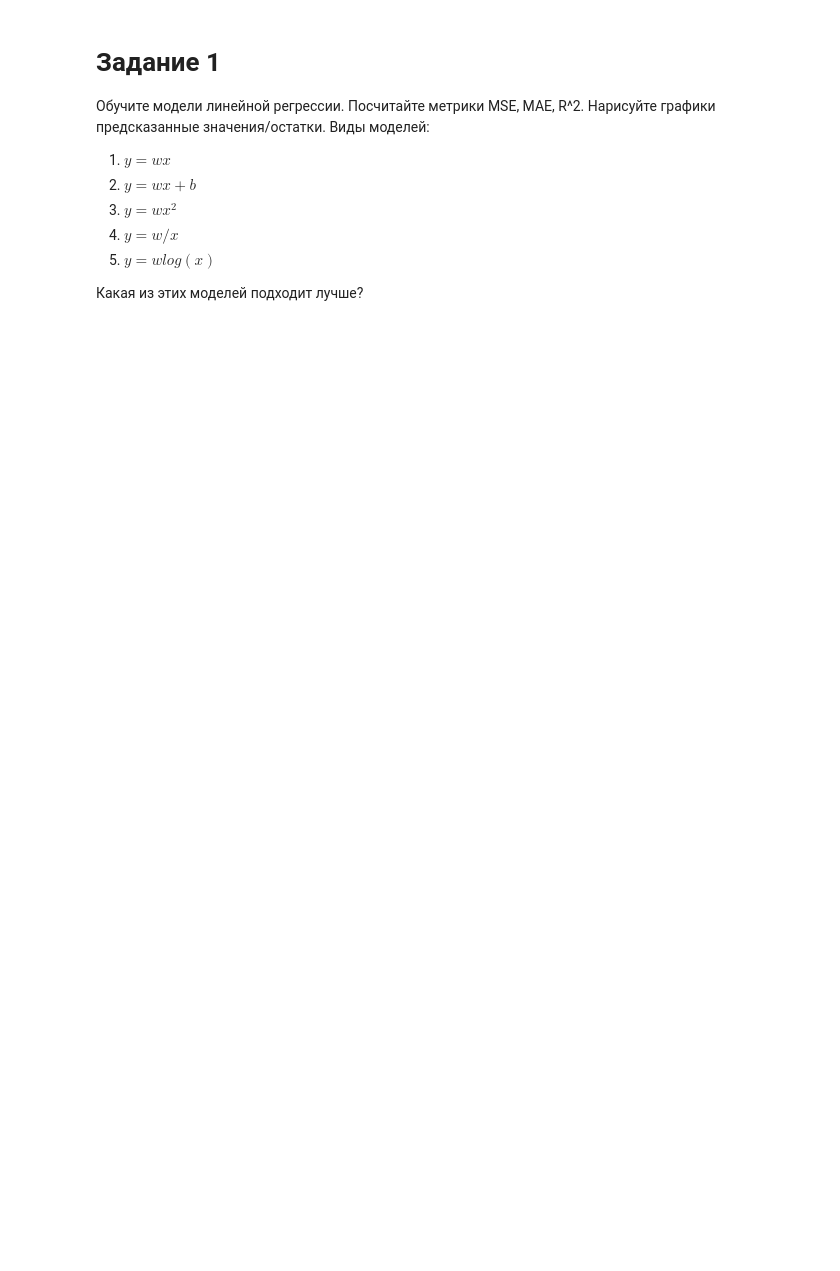
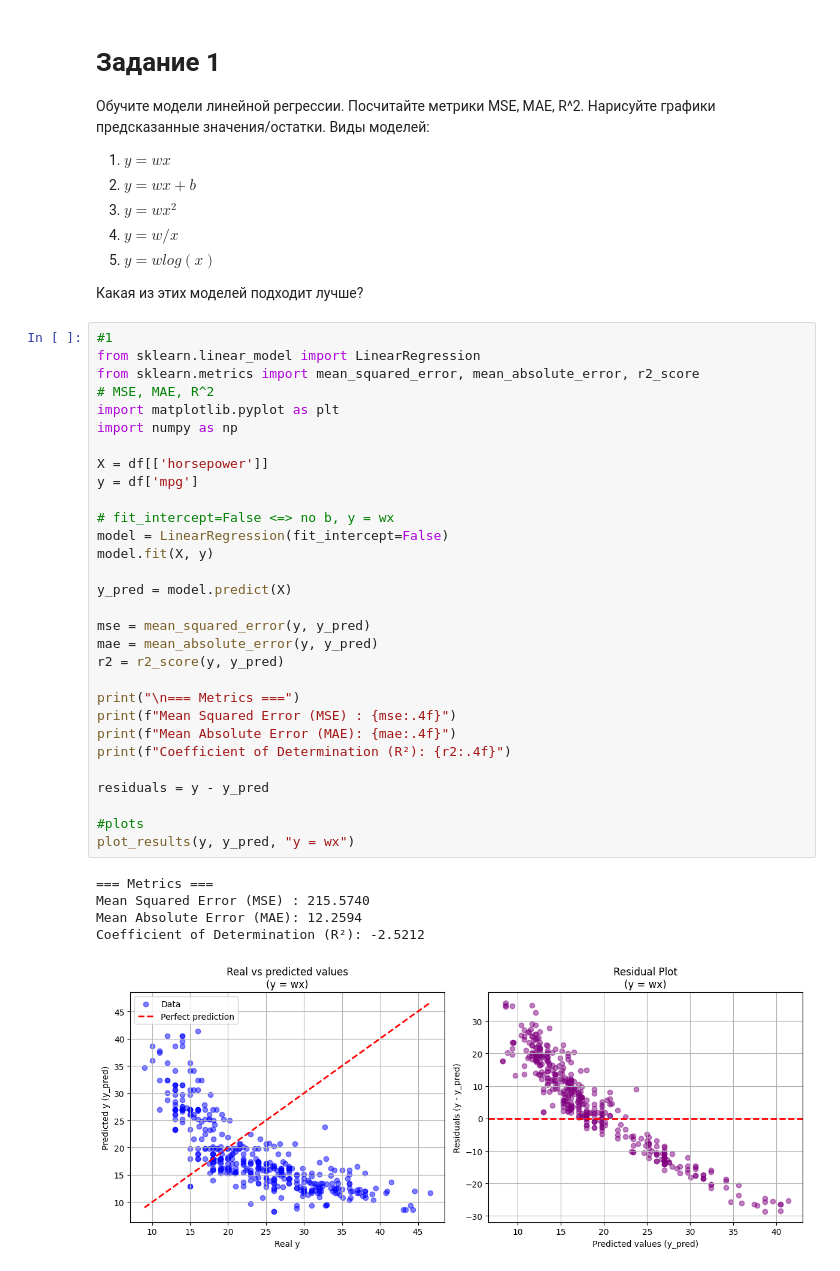
Before and after one commit to edraithenni/OIAD_2026, a Jupyter notebook: OIAD_lab2.ipynb, the cells around one changed output. Saved outputs shown, nothing was run; the diff lists cells and outputs as text; blank space fills up the shorter version.

```diff
--- a/OIAD_lab2.ipynb
+++ b/OIAD_lab2.ipynb
@@ -43,3 +72,39 @@ memory usage: 24.9 KB
 5. $y = wlog(x)$
 
 Какая из этих моделей подходит лучше?
+# %%
+#1
+from sklearn.linear_model import LinearRegression
+from sklearn.metrics import mean_squared_error, mean_absolute_error, r2_score
+# MSE, MAE, R^2
+import matplotlib.pyplot as plt
+import numpy as np
+
+X = df[['horsepower']]
+y = df['mpg']
+
+# fit_intercept=False <=> no b, y = wx
+model = LinearRegression(fit_intercept=False)
+model.fit(X, y)
+
+y_pred = model.predict(X)
+
+mse = mean_squared_error(y, y_pred)
+mae = mean_absolute_error(y, y_pred)
+r2 = r2_score(y, y_pred)
+
+print("\n=== Metrics ===")
+print(f"Mean Squared Error (MSE) : {mse:.4f}")
+print(f"Mean Absolute Error (MAE): {mae:.4f}")
+print(f"Coefficient of Determination (R²): {r2:.4f}")
+
+residuals = y - y_pred
+
+#plots
+plot_results(y, y_pred, "y = wx")
+# %% [output]
+=== Metrics ===
+Mean Squared Error (MSE) : 215.5740
+Mean Absolute Error (MAE): 12.2594
+Coefficient of Determination (R²): -2.5212
+[figure, added]
```
Also changed, not shown: parts of 6 cells of this notebook, 1 other file.
